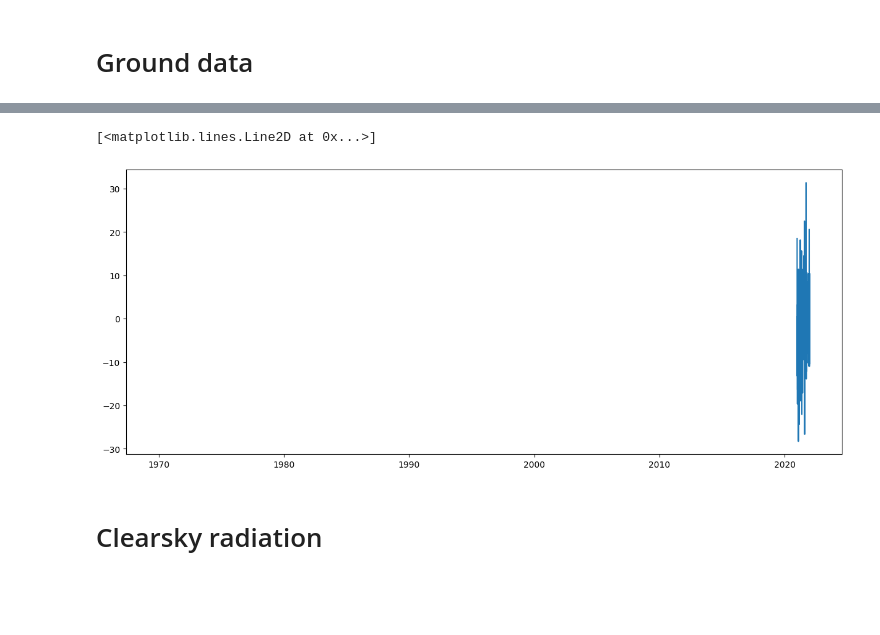
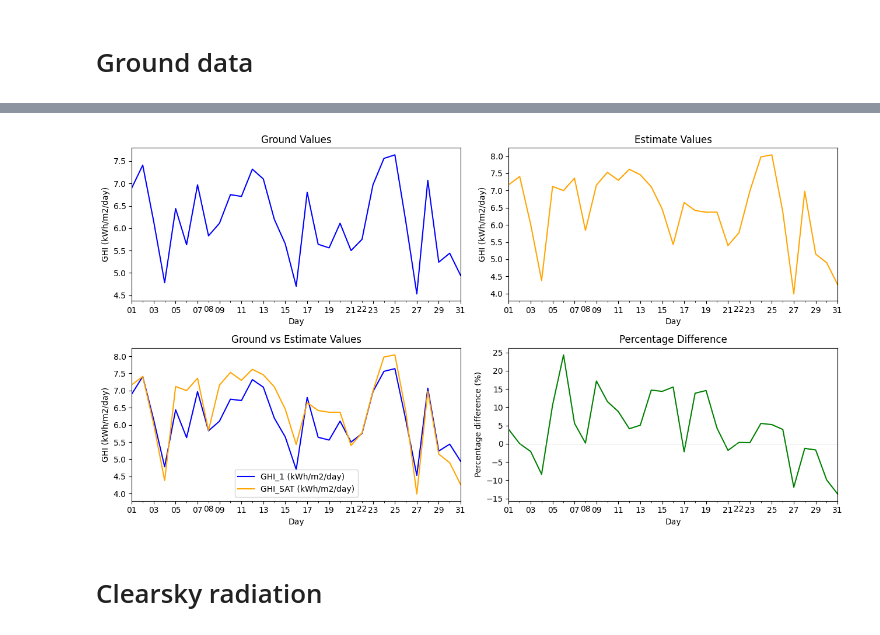
Before and after one commit to Marconi-Lab/SolarIrradiation, a Jupyter notebook: jupyter_notebooks/pvlib_pipeline.ipynb, the cells around one changed output, grey strips where cells are left out. Cells and saved outputs as stored; diff of their text form; code cells hidden in the pictures; blank space fills up the shorter version.

```diff
--- a/jupyter_notebooks/pvlib_pipeline.ipynb
+++ b/jupyter_notebooks/pvlib_pipeline.ipynb
@@ -15,3 +17,36 @@ end = '2022-01-01'
+# %%
+def percentage_difference(measurement : pd.Series, prediction : pd.Series) -> pd.Series:
+    return (prediction - measurement) / measurement * 100
+# %%
+def plot_ground_vs_estimate(ground : pd.Series, estimate : pd.Series):
+    fig, ax = plt.subplots(2, 2, figsize=(13, 7))
+
+    ground.plot(ax=ax[0, 0], color='blue')
+    ax[0, 0].set_title('Ground Values')
+    ax[0, 0].set_ylabel('GHI (kWh/m2/day)')
+
+    estimate.plot(ax=ax[0, 1], color='orange')
+    ax[0, 1].set_title('Estimate Values')
+    ax[0, 1].set_ylabel('GHI (kWh/m2/day)')
+
+    ground.plot(ax=ax[1, 0], color='blue')
+    estimate.plot(ax=ax[1, 0], color='orange')
+    ax[1, 0].set_title('Ground vs Estimate Values')
+    ax[1, 0].set_ylabel('GHI (kWh/m2/day)')
+    ax[1, 0].legend()
+
+    diff = percentage_difference(ground, estimate)
+    diff.plot(ax=ax[1, 1], color='green')
+    ax[1, 1].set_title('Percentage Difference')
+    ax[1, 1].set_ylabel('Percentage difference (%)')
+    ax[1, 1].axhline(0, color='lightgray', lw=0.5)
+
+    for ax in ax.flat:
+        ax.set_xticks(ground.index[::2])
+        ax.set_xticklabels(ground.index[::2].strftime('%d'))
+
+    plt.tight_layout()
+    plt.show()
 # %% [markdown]
 # Ground data
 # %%
@@ -48,9 +67,0 @@ plt.show()
-# %%
-plt.figure(figsize=(15, 6))
-diff = Soroti_ground['GHI (1) vs (SAT) (%)']
-rRMSD = StatisticalMetrics.relative_rmsd(ghi_ground, ghi_solargis)
-plt.plot(diff, label= 'percentage difference')
-plt.plot(rRMSD, label= 'rRMSD')
-# %% [output]
-[<matplotlib.lines.Line2D at 0x...>]
-[figure, removed]
@@ -57,2 +72,6 @@ plt.plot(rRMSD, label= 'rRMSD')
+# %%
+plot_ground_vs_estimate(ghi_ground, ghi_solargis)
+# %% [output]
+[figure, added]
 # %% [markdown]
 # Clearsky radiation
```
Also changed, not shown: parts of 20 cells of this notebook.
